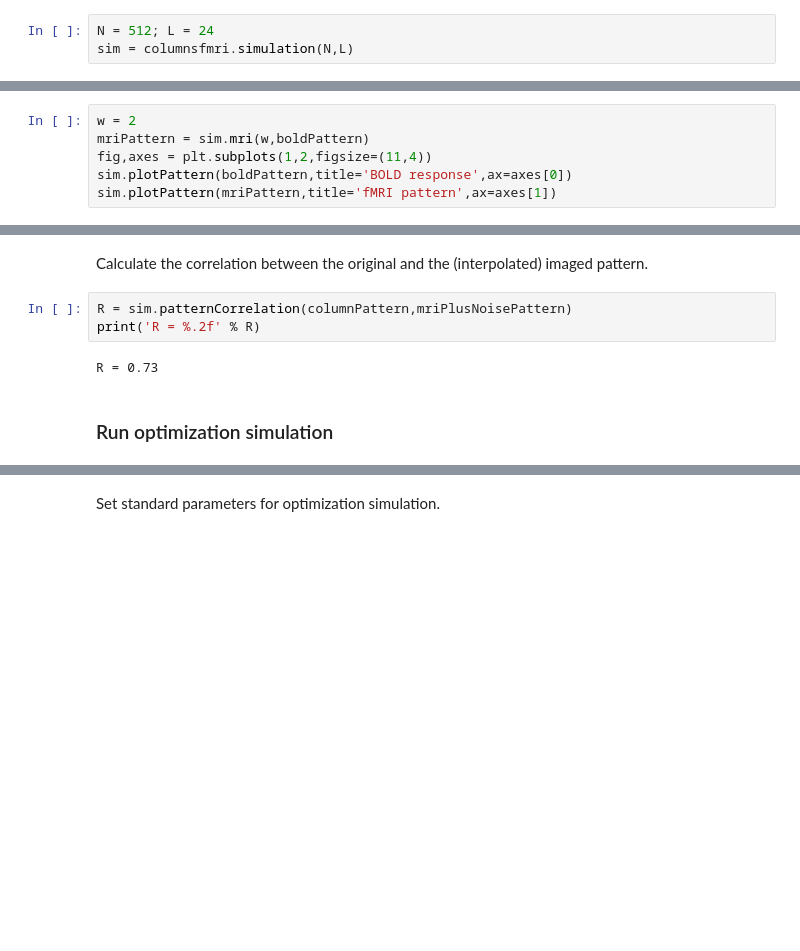
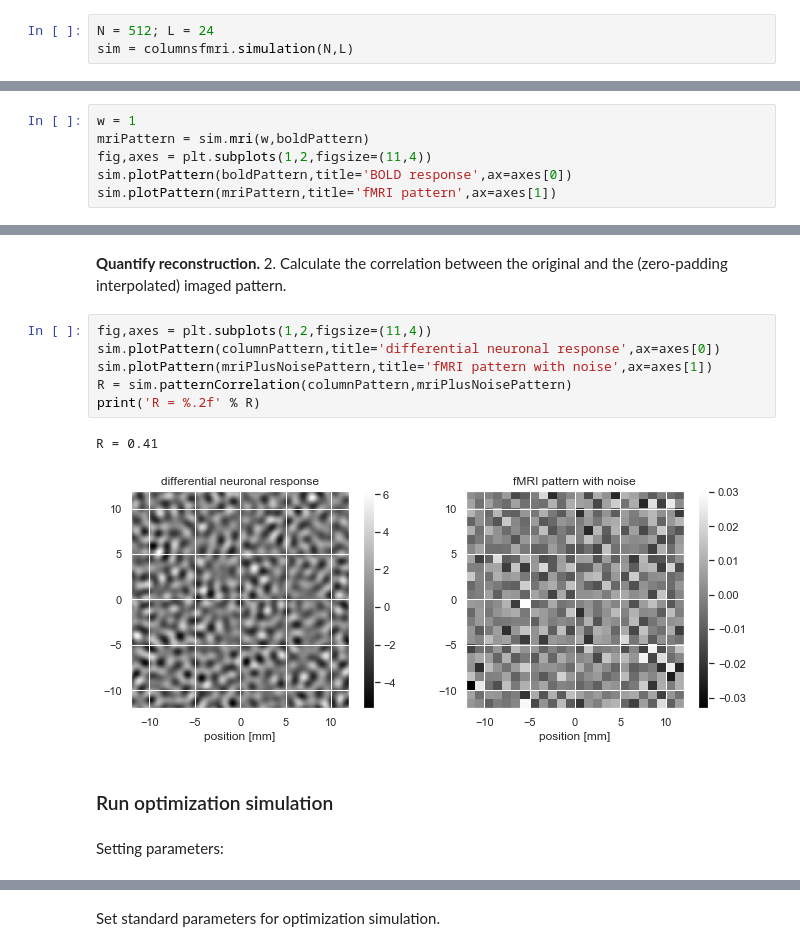
Before and after one commit to dchaimow/columnsfmri, a Jupyter notebook: columnsfmri.ipynb, the cells around one changed output, grey strips where cells are left out. Drawn from its saved outputs; the diff is of its cells as text; blank space fills up the shorter version.

```diff
--- a/columnsfmri.ipynb
+++ b/columnsfmri.ipynb
@@ -45,5 +47,5 @@ Simulate MRI sampling using a voxel width of 2 mm.
 # %%
-w = 2
+w = 1
 mriPattern = sim.mri(w,boldPattern)
 fig,axes = plt.subplots(1,2,figsize=(11,4))
 sim.plotPattern(boldPattern,title='BOLD response',ax=axes[0])
@@ -113,9 +121,15 @@ sim.plotPattern(mriPlusNoisePattern,title='fMRI pattern with noise',ax=axes[1])
 # %% [markdown]
-Calculate the correlation between the original and the (interpolated) imaged pattern.
+__Quantify reconstruction.__ 2. Calculate the correlation between the original and the (zero-padding interpolated) imaged pattern.
-# %%
-R = sim.patternCorrelation(columnPattern,mriPlusNoisePattern)
-print('R = %.2f' % R)
-# %% [output]
-R = 0.73
+# %%
+fig,axes = plt.subplots(1,2,figsize=(11,4))
+sim.plotPattern(columnPattern,title='differential neuronal response',ax=axes[0])
+sim.plotPattern(mriPlusNoisePattern,title='fMRI pattern with noise',ax=axes[1])
+R = sim.patternCorrelation(columnPattern,mriPlusNoisePattern)
+print('R = %.2f' % R)
+# %% [output]
+R = 0.41
+[figure, added]
 # %% [markdown]
 ### Run optimization simulation
+# %% [markdown]
+Setting parameters:
```
Also changed, not shown: parts of 27 cells of this notebook, 3 other files.
